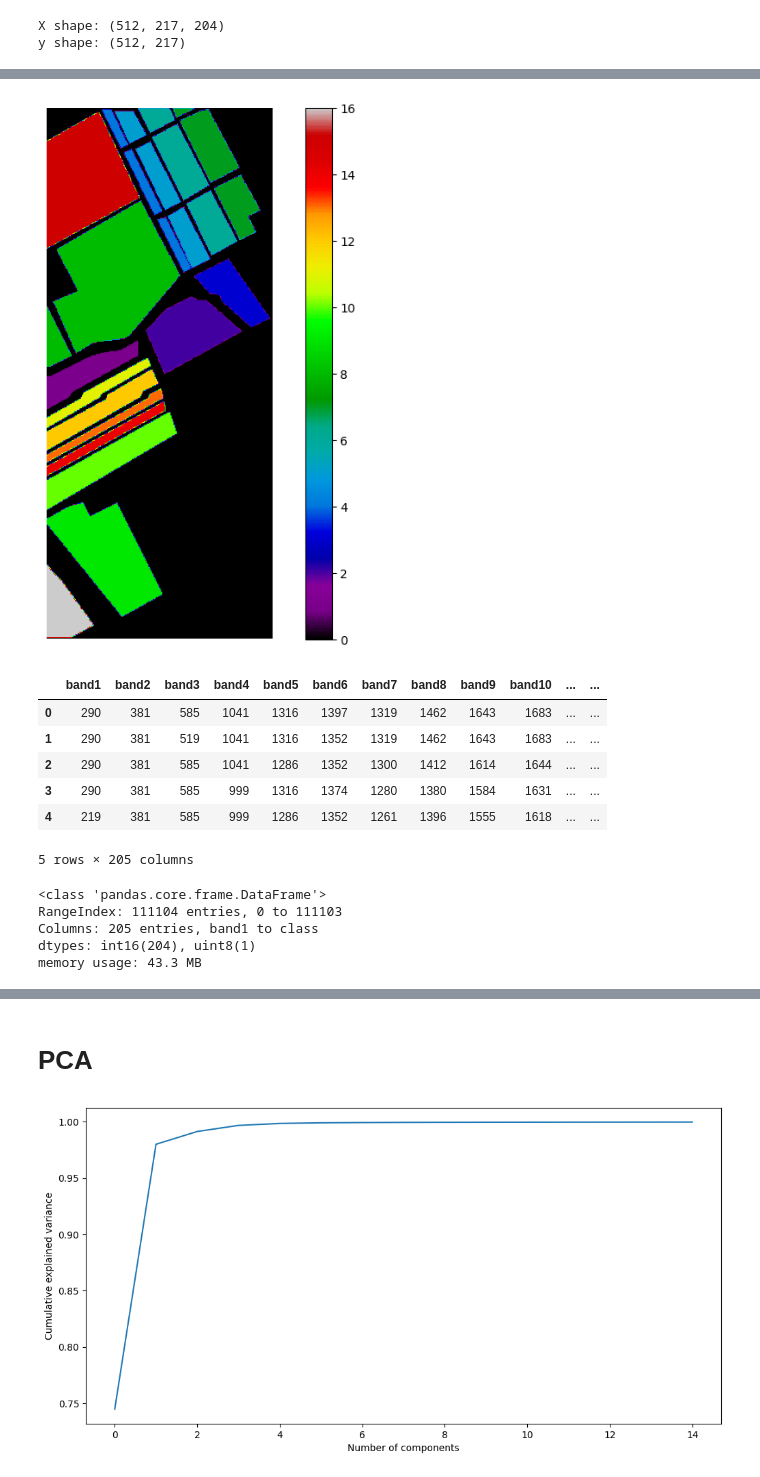
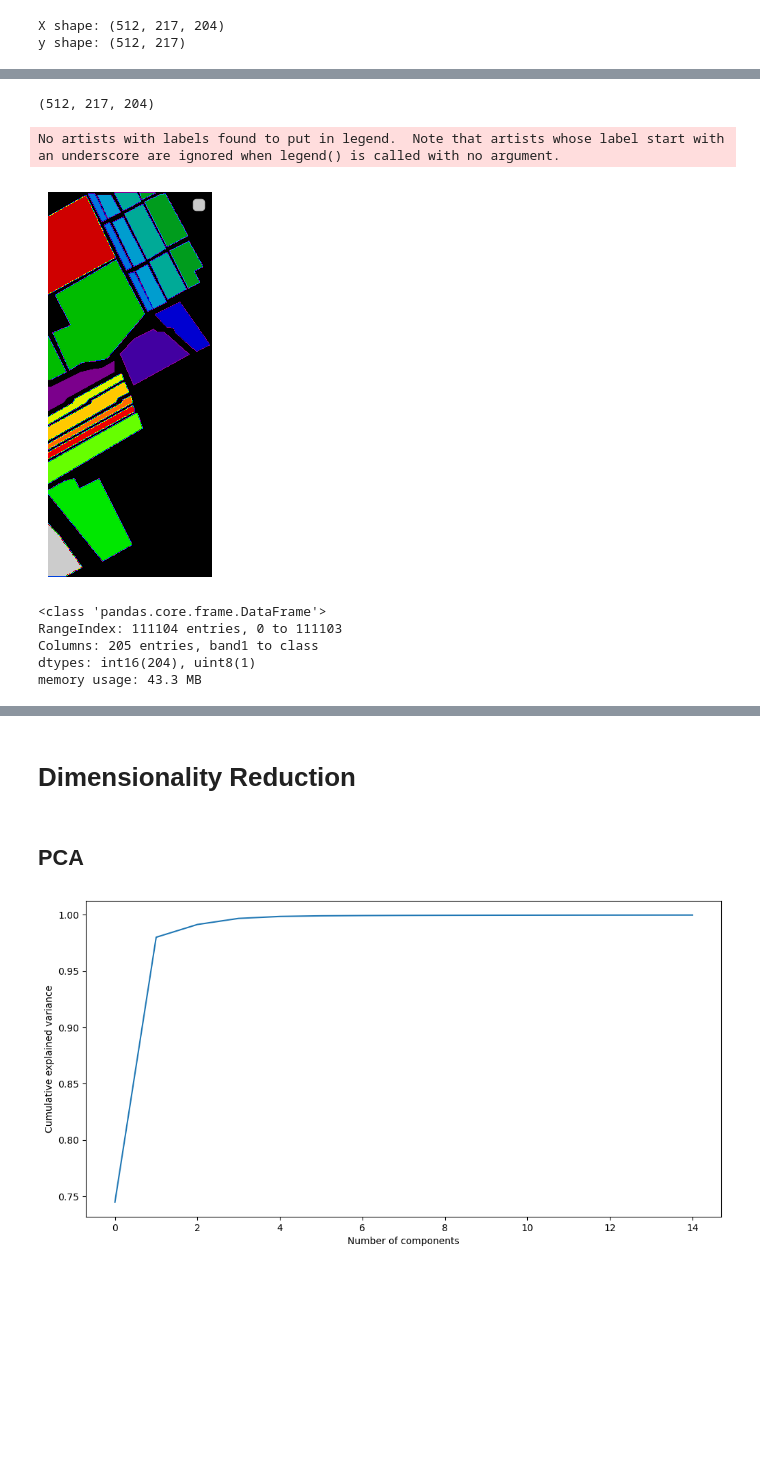
Before and after one commit to LuccaMartins/DS-Lab-1, a Jupyter notebook: dim_reduction.ipynb, the cells around one changed output, grey strips where cells are left out. Cells and saved outputs as stored; diff of their text form; code cells hidden in the pictures; blank space fills up the shorter version.

Commit message:
Refactoring notebook and saving datasets into different folders

```diff
--- a/dim_reduction.ipynb
+++ b/dim_reduction.ipynb
@@ -7,18 +13,31 @@ import plotly.express as px
 # %%
 def read_HSI(dataset):
     if dataset == 'Salinas':
-        X = loadmat('Datasets/Salinas/Salinas_corrected.mat')['salinas_corrected']
-        y = loadmat('Datasets/Salinas/Salinas_gt.mat')['salinas_gt']
+        X = loadmat('Datasets/Raw/Salinas/Salinas_corrected.mat')['salinas_corrected']
+        y = loadmat('Datasets/Raw/Salinas/Salinas_gt.mat')['salinas_gt']
         print(f"X shape: {X.shape}\ny shape: {y.shape}")
         return X, y
     elif dataset == 'Indian Pines':
-        X = loadmat('Datasets/Indian Pines/Indian_pines_corrected.mat')['indian_pines_corrected']
-        y = loadmat('Datasets/Indian Pines/Indian_pines_gt.mat')['indian_pines_gt']
+        X = loadmat('Datasets/Raw/Indian Pines/Indian_pines_corrected.mat')['indian_pines_corrected']
+        y = loadmat('Datasets/Raw/Indian Pines/Indian_pines_gt.mat')['indian_pines_gt']
         print(f"X shape: {X.shape}\ny shape: {y.shape}")
         return X, y
+
 # dataset_name = 'Indian Pines'
 dataset_name = 'Salinas'
 X, y = read_HSI(dataset=dataset_name)
+
+if dataset_name == 'Salinas':
+    class_names = ['Brocoli_green_weeds_1','Brocoli_green_weeds_2','Fallow',
+                    'Fallow_rough_plow','Fallow_smooth','Stubble','Celery',
+                    'Grapes_untrained','Soil_vinyard_develop','Corn_senesced_green',
+                    'Lettuce_romaine_4wk','Lettuce_romaine_5wk','Lettuce_romaine_6wk',
+                    'Lettuce_romaine_7wk','Vinyard_untrained','Vinyard_vertical']
+elif dataset_name == 'Indian Pines':
+    class_name = [ "Alfalfa", "Corn-notill", "Corn-mintill","Corn", "Grass-pasture",
+                    "Grass-trees","Grass-pasture-mowed", "Hay-windrowed", "Oats",
+                    "Soybean-notill", "Soybean-mintill", "Soybean-clean","Wheat",
+                    "Woods", "Buildings-Grass-Trees-Drives","Stone-Steel-Towers"]
 # %% [output]
 X shape: (512, 217, 204)
 y shape: (512, 217)
@@ -47,38 +59,36 @@ cls.show()
+# %%
+X.shape
+# %% [output]
+(512, 217, 204)
 # %%
-plt.figure(figsize=(10, 8))
+# Ground Truth
+
+plt.figure(figsize=(10, 5))
 plt.imshow(y, cmap='nipy_spectral')
-plt.colorbar()
+# plt.colorbar
+plt.legend()
 plt.axis('off')
 plt.show()
 # %% [output]
+No artists with labels found to put in legend.  Note that artists whose label start with an underscore are ignored when legend() is called with no argument.
-[figure, old version]
+[figure, new version]
 # %%
 def extract_pixels(X, y):
   q = X.reshape(-1, X.shape[2])
   df = pd.DataFrame(data = q)
   df = pd.concat([df, pd.DataFrame(data = y.ravel())], axis=1)
   df.columns= [f'band{i}' for i in range(1, 1+X.shape[2])]+['class']
-  df.to_csv('Dataset.csv')
+  df.to_csv(f'./Datasets/Raw/{dataset_name}/{dataset_name}.csv')
   return df
 
 df = extract_pixels(X, y)
-df.head()
+df.info()
 # %% [output]
-|  | band1 | band2 | band3 | band4 | band5 | band6 | band7 | band8 | band9 | band10 | ... | ... |
-| 0 | 290 | 381 | 585 | 1041 | 1316 | 1397 | 1319 | 1462 | 1643 | 1683 | ... | ... |
-| 1 | 290 | 381 | 519 | 1041 | 1316 | 1352 | 1319 | 1462 | 1643 | 1683 | ... | ... |
-| 2 | 290 | 381 | 585 | 1041 | 1286 | 1352 | 1300 | 1412 | 1614 | 1644 | ... | ... |
-| 3 | 290 | 381 | 585 | 999 | 1316 | 1374 | 1280 | 1380 | 1584 | 1631 | ... | ... |
-| 4 | 219 | 381 | 585 | 999 | 1286 | 1352 | 1261 | 1396 | 1555 | 1618 | ... | ... |
-5 rows × 205 columns
+<class 'pandas.core.frame.DataFrame'>
+RangeIndex: 111104 entries, 0 to 111103
+Columns: 205 entries, band1 to class
+dtypes: int16(204), uint8(1)
+memory usage: 43.3 MB
-# %%
-df.info()
-# %% [output]
-<class 'pandas.core.frame.DataFrame'>
-RangeIndex: 111104 entries, 0 to 111103
-Columns: 205 entries, band1 to class
-dtypes: int16(204), uint8(1)
-memory usage: 43.3 MB
 # %%
 df.iloc[:, :-1].describe()
 # %% [output]
@@ -92,8 +102,10 @@ df.iloc[:, :-1].describe()
 | 75% | 435.000000 | 558.000000 | 745.000000 | 1267.000000 | 1617.000000 | 1715.000000 | 1664.000000 | 1873.000000 | 2157.000000 | 2255.000000 | ... | ... |
 | max | 814.000000 | 1165.000000 | 1920.000000 | 3865.000000 | 5153.000000 | 5614.000000 | 5663.000000 | 6599.000000 | 7748.000000 | 8209.000000 | ... | ... |
 8 rows × 204 columns
+# %% [markdown]
+# Dimensionality Reduction
 # %% [markdown]
-# PCA
+## PCA
 # %%
 from sklearn.decomposition import PCA
 
```
Also changed, not shown: parts of 12 cells of this notebook, 28 other files.
